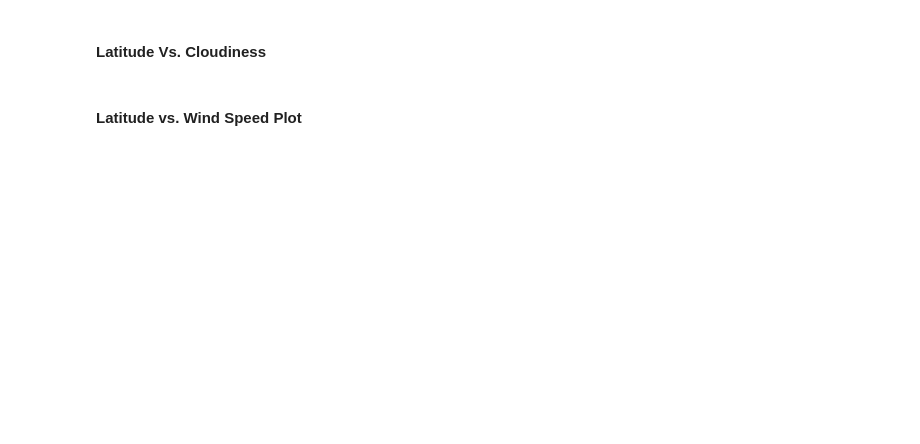
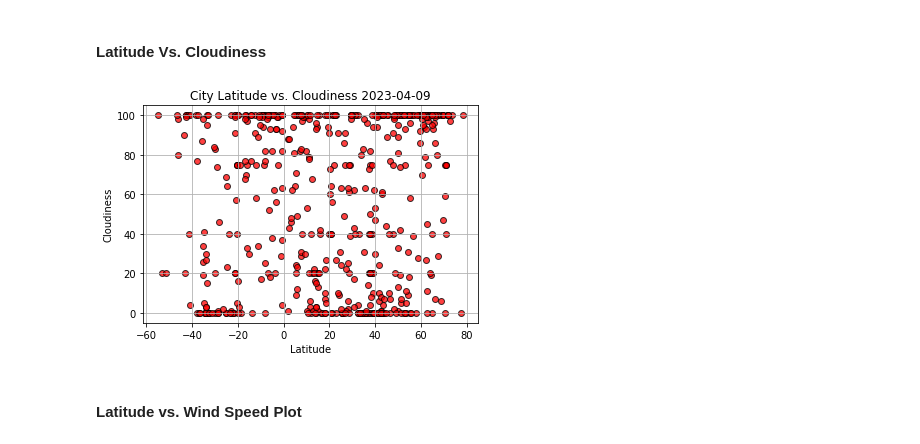
Before and after one commit to mukhran/Python_API, a Jupyter notebook: WeatherPy/WeatherPy.ipynb, the cells around one changed output. Saved outputs shown, nothing was run; the diff lists cells and outputs as text; code cells hidden in the pictures; blank space fills up the shorter version.

```diff
--- a/WeatherPy/WeatherPy.ipynb
+++ b/WeatherPy/WeatherPy.ipynb
@@ -250,16 +262,21 @@ plt.show()
 #### Latitude Vs. Cloudiness
 # %%
 # Build the scatter plots for latitude vs. cloudiness
-# YOUR CODE HERE
 
-# Incorporate the other graph properties
-# YOUR CODE HERE
+plt.scatter(city_data_df['Lat'], city_data_df["Cloudiness"], marker="o", facecolors="red", edgecolors="black", alpha=0.75)
+
+plt.title("City Latitude vs. Cloudiness 2023-04-09")
+plt.ylabel('Cloudiness')
+plt.xlabel('Latitude')
+plt.grid()
 
 # Save the figure
 plt.savefig("output_data/Fig3.png")
 
 # Show plot
 plt.show()
+# %% [output]
+[figure, added]
 # %% [markdown]
 #### Latitude vs. Wind Speed Plot
 # %%
```
Also changed, not shown: parts of 8 cells of this notebook, 5 other files.
